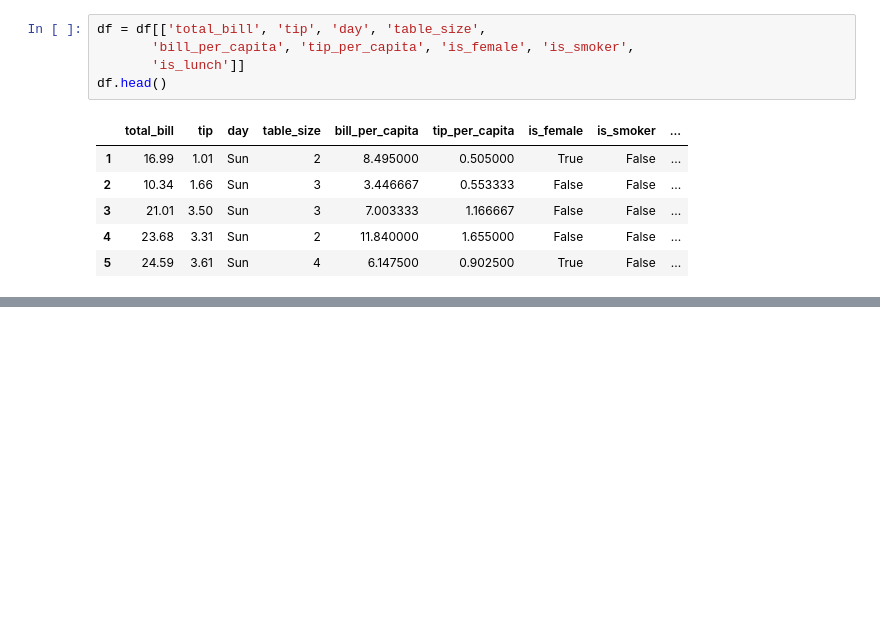
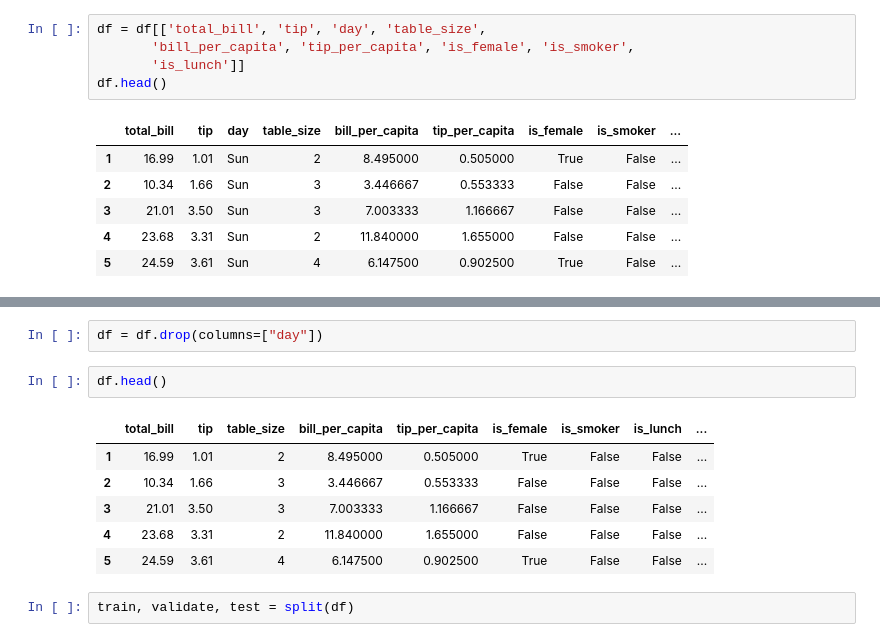
Before and after one commit to ryanorsinger/alice-s-restaurant, a Jupyter notebook: random_forest.ipynb, the cells around one changed output, grey strips where cells are left out. Cells and saved outputs as stored; diff of their text form; blank space fills up the shorter version.

```diff
--- a/random_forest.ipynb
+++ b/random_forest.ipynb
@@ -98,0 +112,13 @@ df.head()
+# %%
+df = df.drop(columns=["day"])
+# %%
+df.head()
+# %% [output]
+|  | total_bill | tip | table_size | bill_per_capita | tip_per_capita | is_female | is_smoker | is_lunch | ... |
+| 1 | 16.99 | 1.01 | 2 | 8.495000 | 0.505000 | True | False | False | ... |
+| 2 | 10.34 | 1.66 | 3 | 3.446667 | 0.553333 | False | False | False | ... |
+| 3 | 21.01 | 3.50 | 3 | 7.003333 | 1.166667 | False | False | False | ... |
+| 4 | 23.68 | 3.31 | 2 | 11.840000 | 1.655000 | False | False | False | ... |
+| 5 | 24.59 | 3.61 | 4 | 6.147500 | 0.902500 | True | False | False | ... |
+# %%
+train, validate, test = split(df)
```
Also changed, not shown: parts of 5 cells of this notebook, 1 other file.
